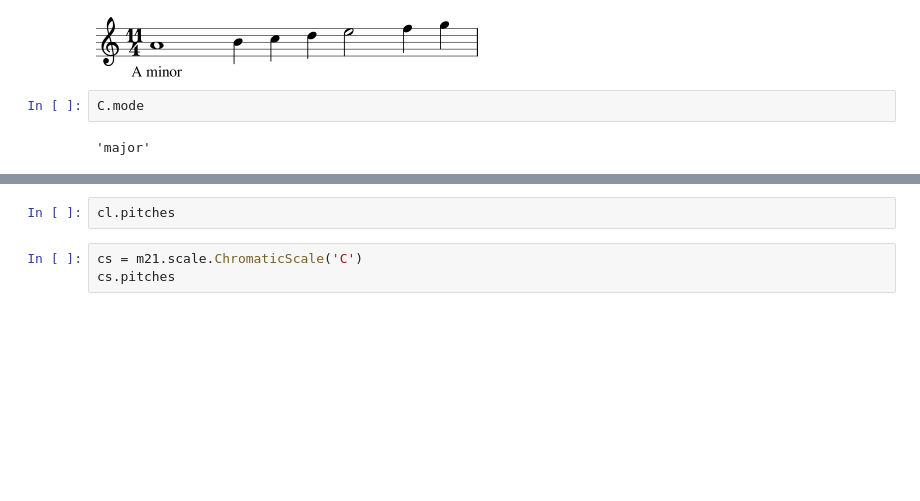
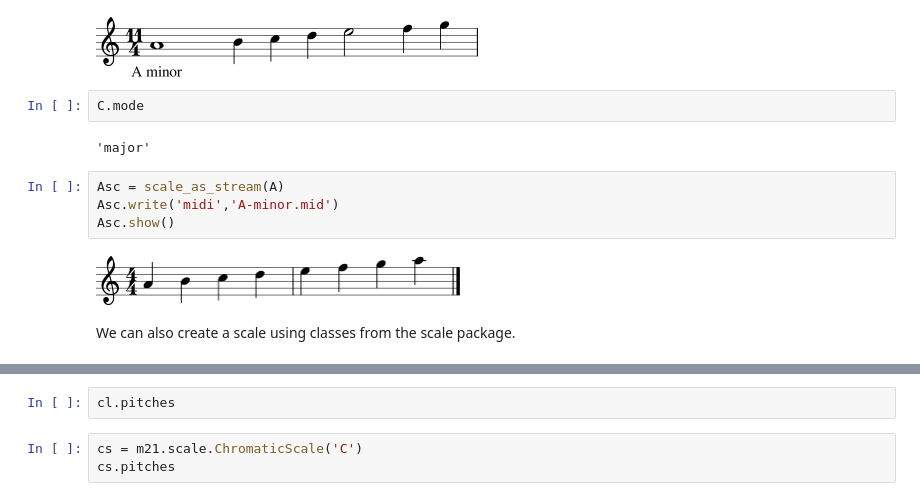
Before and after one commit to fccoelho/musicir, a Jupyter notebook: examples/Harmonies.ipynb, the cells around one changed output, grey strips where cells are left out. Drawn from its saved outputs; the diff is of its cells as text; blank space fills up the shorter version.

```diff
--- a/examples/Harmonies.ipynb
+++ b/examples/Harmonies.ipynb
@@ -48,3 +60,11 @@ A.show()
 C.mode
 # %% [output]
 'major'
+# %%
+Asc = scale_as_stream(A)
+Asc.write('midi','A-minor.mid')
+Asc.show()
+# %% [output]
+[figure, added]
+# %% [markdown]
+We can also create a scale using classes from the scale package.
```
Also changed, not shown: parts of 18 cells of this notebook, 3 other files.
